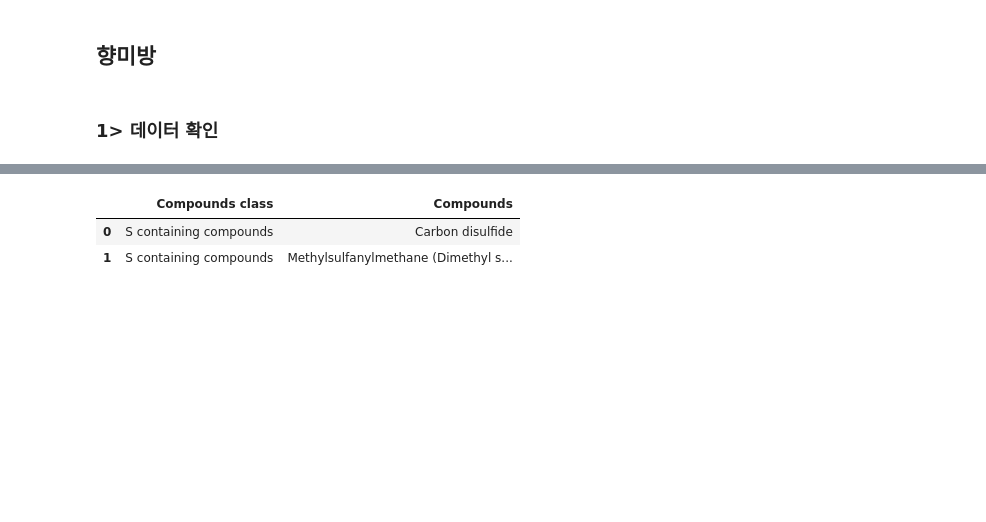
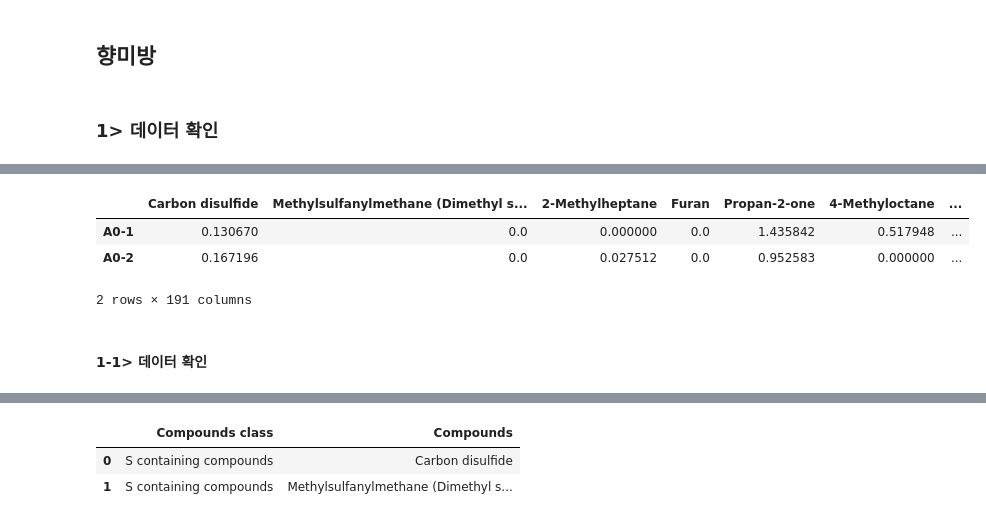
Before and after one commit to cosmos17/2025_STLab, a Jupyter notebook: Flavor/01_Volatile.ipynb, the cells around one changed output, grey strips where cells are left out. Saved outputs shown, nothing was run; the diff lists cells and outputs as text; code cells hidden in the pictures; blank space fills up the shorter version.

```diff
--- a/Flavor/01_Volatile.ipynb
+++ b/Flavor/01_Volatile.ipynb
@@ -553,0 +20,10 @@ raw_sheet1.to_excel('./data/GC_Volatile_data.xlsx', sheet_name='RAW_DATA')
+# %%
+data = pd.read_excel('./data/GC_Volatile_data.xlsx', index_col=0)
+data.head(2)
+# %% [output]
+|  | Carbon disulfide | Methylsulfanylmethane (Dimethyl s... | 2-Methylheptane | Furan | Propan-2-one | 4-Methyloctane | ... |
+| A0-1 | 0.130670 | 0.0 | 0.000000 | 0.0 | 1.435842 | 0.517948 | ... |
+| A0-2 | 0.167196 | 0.0 | 0.027512 | 0.0 | 0.952583 | 0.000000 | ... |
+2 rows × 191 columns
+# %% [markdown]
+#### 1-1> 데이터 확인
```
Also changed, not shown: parts of 85 cells of this notebook, 14 other files.
